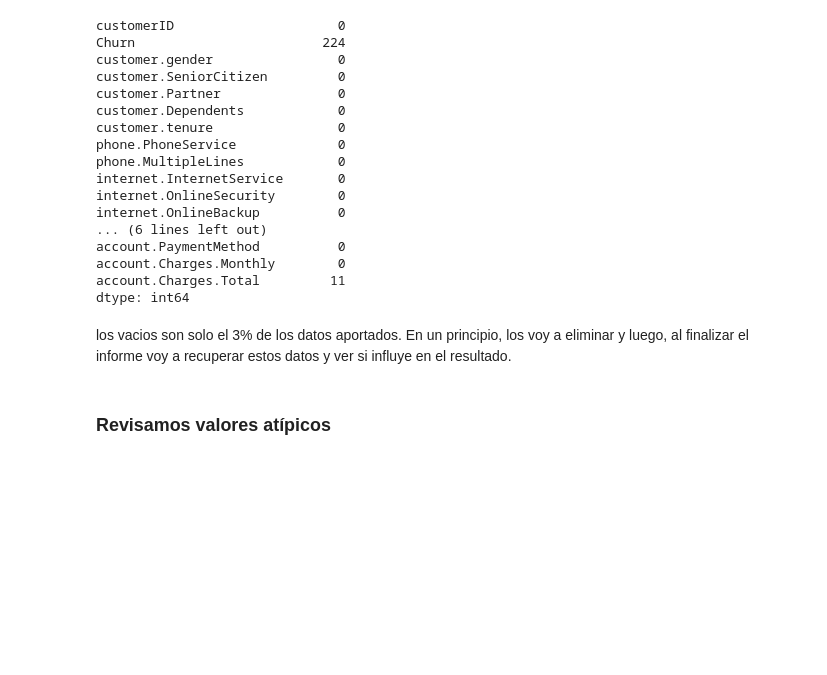
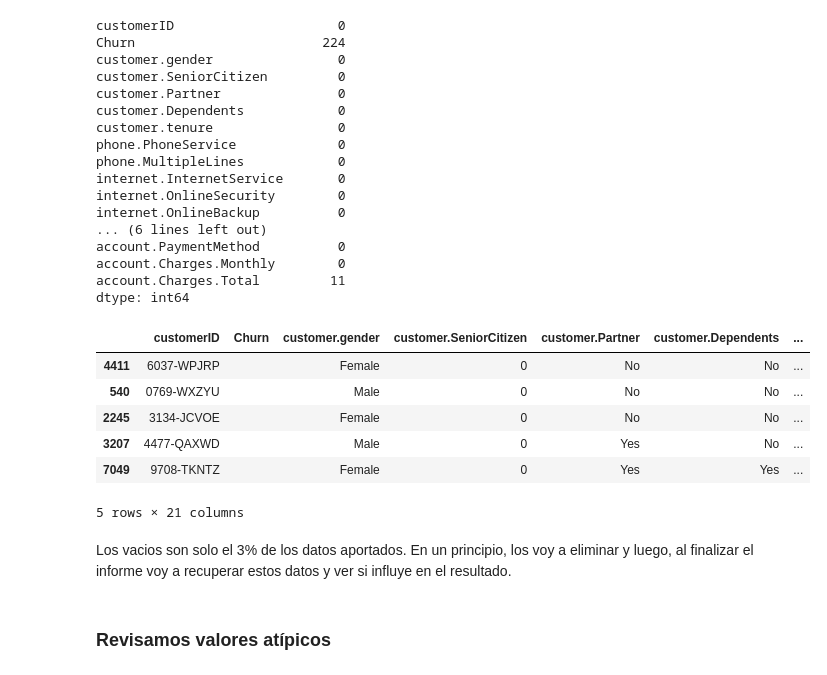
Before and after one commit to Deinbi/TelecomX_Challenge, a Jupyter notebook: WalterMancuso_TelecomX_LATAM.ipynb, the cells around one changed output. Cells and saved outputs as stored; diff of their text form; code cells hidden in the pictures; blank space fills up the shorter version.

```diff
--- a/WalterMancuso_TelecomX_LATAM.ipynb
+++ b/WalterMancuso_TelecomX_LATAM.ipynb
@@ -230,8 +230,25 @@ account.PaymentMethod          0
 account.Charges.Monthly        0
 account.Charges.Total         11
 dtype: int64
+# %%
+df_como_str = df_normal.astype(str)
+df_sin_espacios = df_como_str.applymap(lambda x: x.strip())
+df_blancos = df_sin_espacios == ''
+filas_con_blancos = df_normal[df_blancos.any(axis=1)].copy()
+filas_con_blancos_ordenadas = filas_con_blancos.sort_values(
+    by="account.Charges.Total", ascending=False
+)
+filas_con_blancos_ordenadas.head(5)
+# %% [output]
+|  | customerID | Churn | customer.gender | customer.SeniorCitizen | customer.Partner | customer.Dependents | ... |
+| 4411 | 6037-WPJRP |  | Female | 0 | No | No | ... |
+| 540 | 0769-WXZYU |  | Male | 0 | No | No | ... |
+| 2245 | 3134-JCVOE |  | Female | 0 | No | No | ... |
+| 3207 | 4477-QAXWD |  | Male | 0 | Yes | No | ... |
+| 7049 | 9708-TKNTZ |  | Female | 0 | Yes | Yes | ... |
+5 rows × 21 columns
 # %% [markdown]
-los vacios son solo el 3% de los datos aportados. En un principio, los voy a eliminar y luego, al finalizar el informe voy a recuperar estos datos y ver si influye en el resultado.
+Los vacios son solo el 3% de los datos aportados. En un principio, los voy a eliminar y luego, al finalizar el informe voy a recuperar estos datos y ver si influye en el resultado.
 # %% [markdown]
 ### Revisamos valores atípicos
 # %% [markdown]
```
